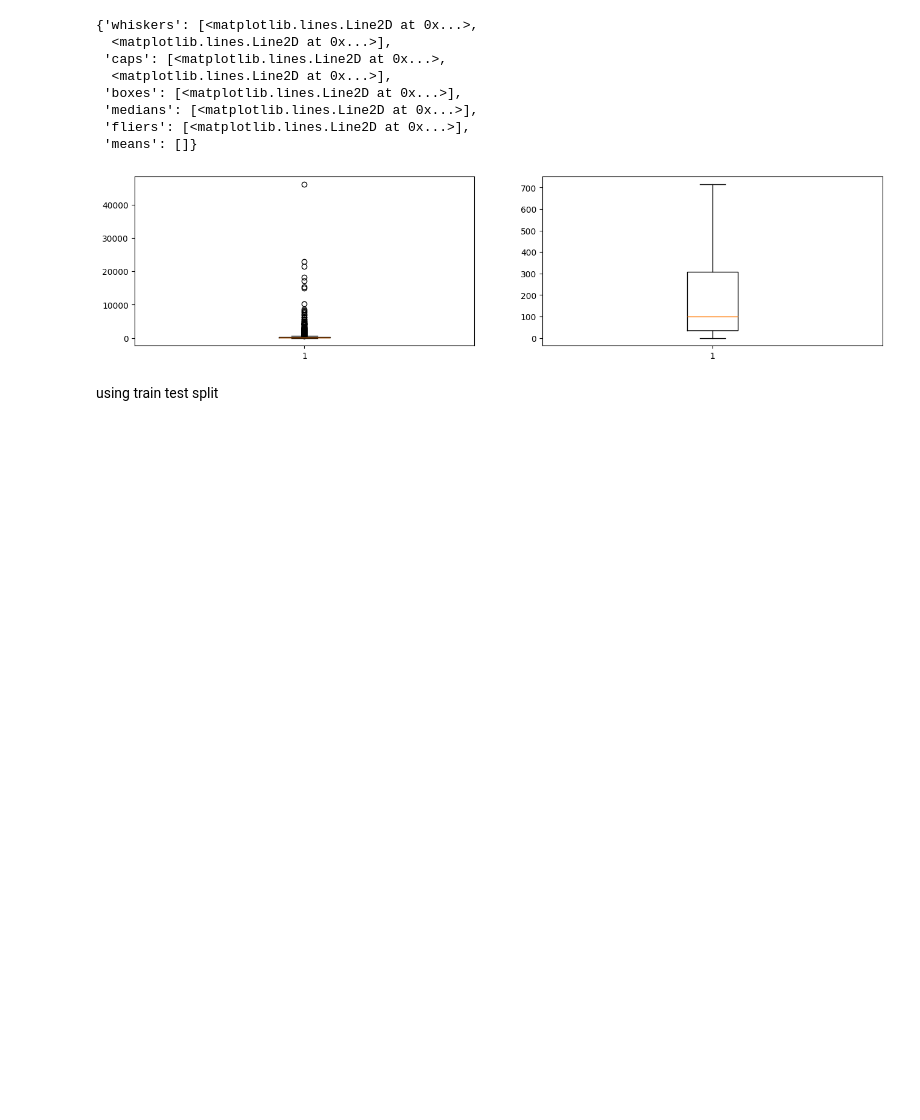
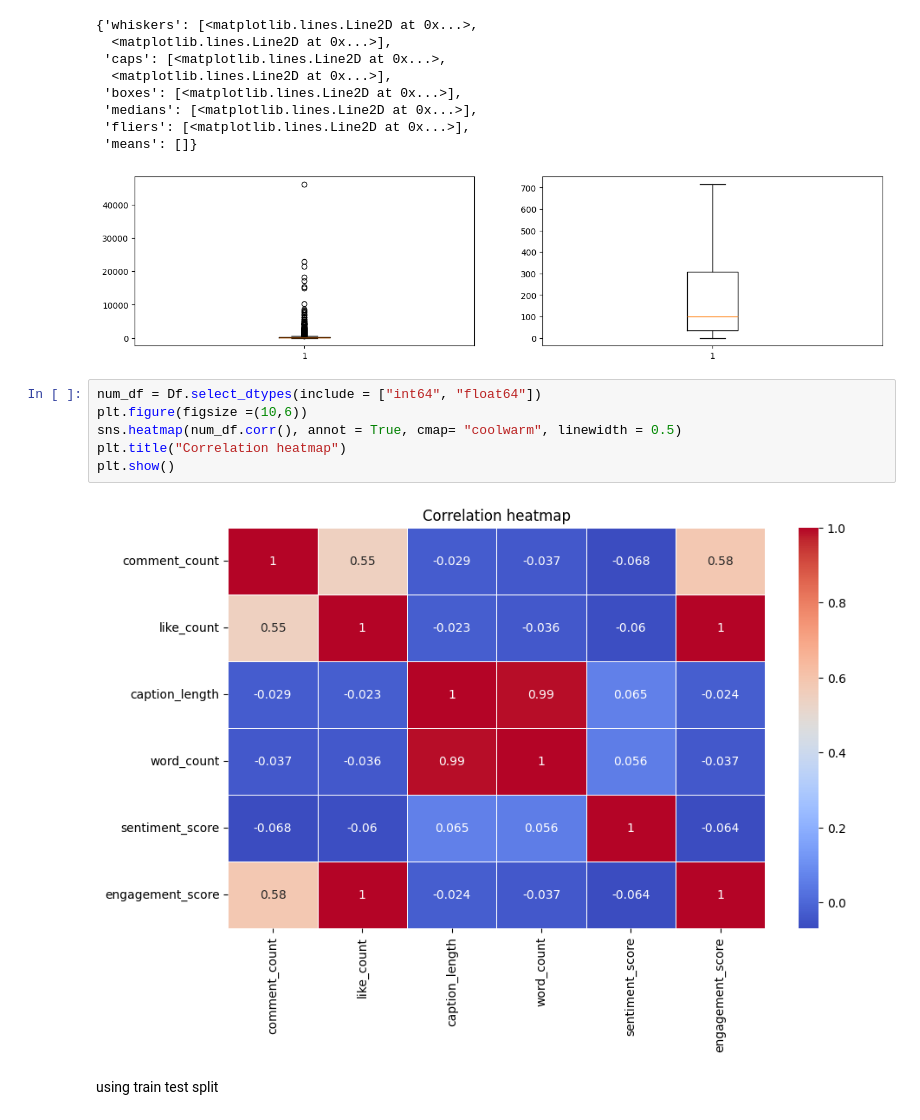
Before and after one commit to EngrAbdullah13/meta_compete, a Jupyter notebook: Meta-Compete.ipynb, the cells around one changed output. Drawn from its saved outputs; the diff is of its cells as text; blank space fills up the shorter version.

```diff
--- a/Meta-Compete.ipynb
+++ b/Meta-Compete.ipynb
@@ -305,6 +341,14 @@ plt.boxplot(Df['comment_count'])
  'fliers': [<matplotlib.lines.Line2D at 0x...>],
  'means': []}
 [figure]
+# %%
+num_df = Df.select_dtypes(include = ["int64", "float64"])
+plt.figure(figsize =(10,6))
+sns.heatmap(num_df.corr(), annot = True, cmap= "coolwarm", linewidth = 0.5)
+plt.title("Correlation heatmap")
+plt.show()
+# %% [output]
+[figure, added]
 # %% [markdown]
 using train test split
 # %%
```
Also changed, not shown: parts of 3 cells of this notebook.
